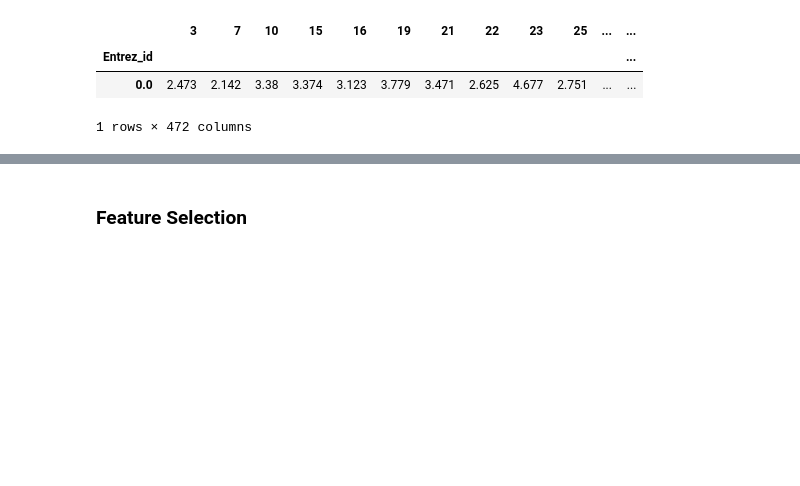
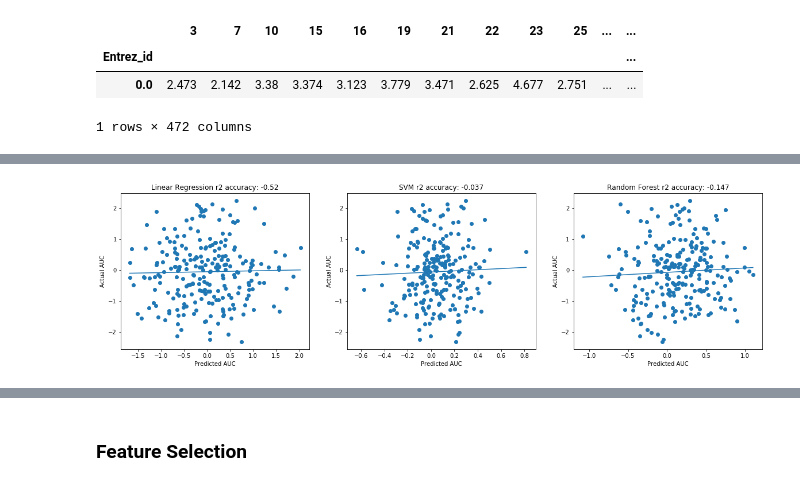
Before and after one commit to charlesriver/radiation, a Jupyter notebook: Somewhat Informed v02.ipynb, the cells around one changed output, grey strips where cells are left out. Saved outputs shown, nothing was run; the diff lists cells and outputs as text; code cells hidden in the pictures; blank space fills up the shorter version.

```diff
--- a/Somewhat Informed v02.ipynb
+++ b/Somewhat Informed v02.ipynb
@@ -191,0 +191,10 @@ score_df
+# %%
+sites_lst = []
+for index, val in enumerate(auc_pd["Cclid"]):
+    if str(val) in list(master_no_auc_pd.index):
+        sites_lst.append(auc_pd.loc[index,"Sites"])
+master_no_auc_pd["Sites"] = sites_lst
+# %%
+master_no_auc_pd = pd.get_dummies(master_no_auc_pd)
+master_no_auc = master_no_auc_pd.as_matrix()
+master_no_auc_pd.head()
@@ -191,0 +209,21 @@ score_df
+# %%
+master_no_auc = master_no_auc_pd.as_matrix()
+
+master_no_auc_onehot_scaled = preprocessing.scale(master_no_auc)
+master_auc_scaled = preprocessing.scale(master_auc)
+
+x_train, x_test, y_train, y_test = train_test_split(master_no_auc_scaled, master_auc_scaled, test_size=0.5, random_state=42)
+y_test = y_test.flatten()
+y_train = y_train.flatten()
+
+# calculated r_2 values
+linreg_y_pred, linreg_r2 = test_model (linreg)
+svr_y_pred, svr_r2 = test_model (svr)
+rf_y_pred, rf_r2 = test_model (rf)
+
+fig_all, ax = plt.subplots(1, 3, figsize=(20, 5))
+ax[0] = draw_plot (ax[0], linreg_y_pred, "Linear Regression", linreg_r2)
+ax[1] = draw_plot (ax[1], svr_y_pred, "SVM", svr_r2)
+ax[2] = draw_plot (ax[2], rf_y_pred, "Random Forest", rf_r2)
+# %% [output]
+[figure, added]
```
Also changed, not shown: parts of 8 cells of this notebook.
